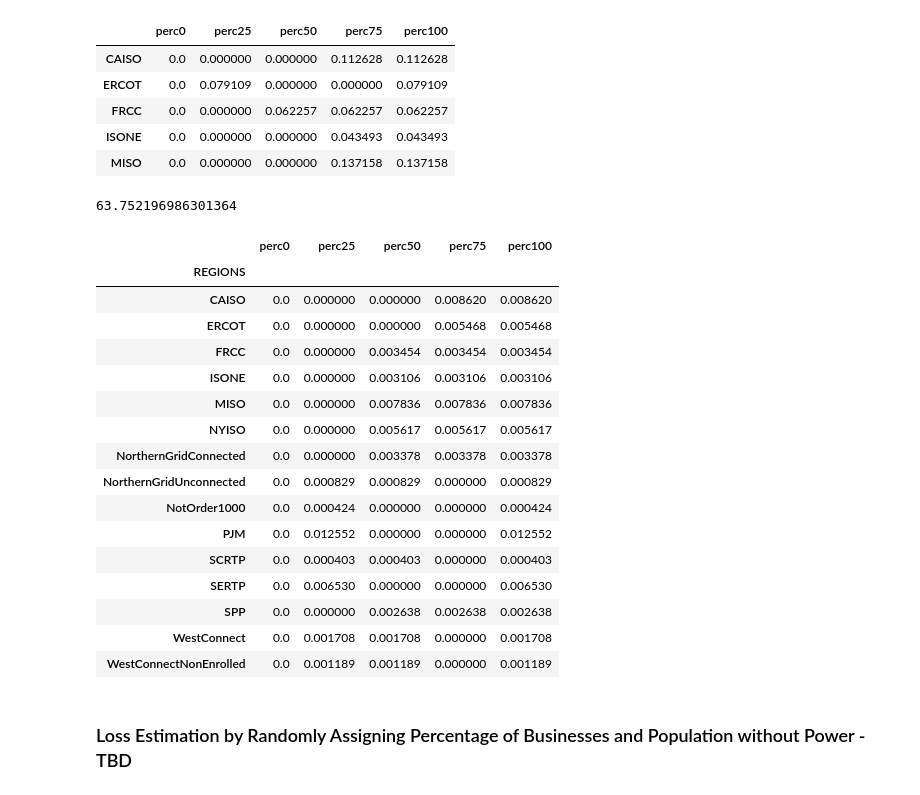
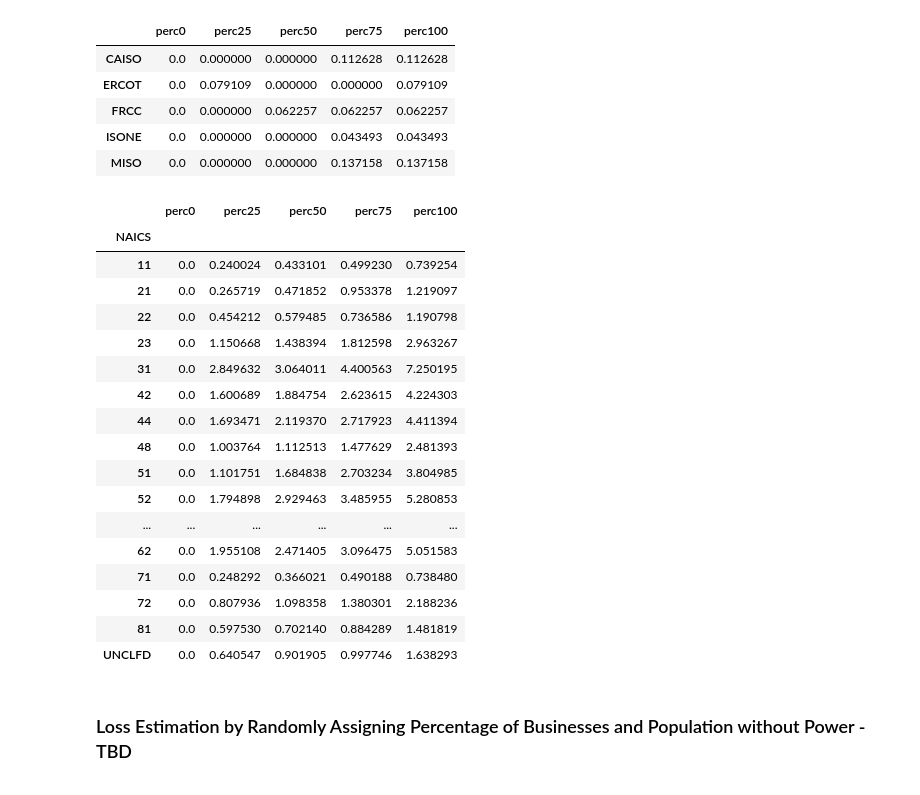
Before and after one commit to denniesbor/spwio, a Jupyter notebook: notebooks/scenario_modeling.ipynb, the cells around one changed output. Saved outputs shown, nothing was run; the diff lists cells and outputs as text; code cells hidden in the pictures.

```diff
--- a/notebooks/scenario_modeling.ipynb
+++ b/notebooks/scenario_modeling.ipynb
@@ -347,14 +326,31 @@ naics_perc_df_est_raw_copy_bin
 
 # GDP shock due to loss for a given population without power scenarios
 gdp_shock_naics = naics_perc_df_est_raw_copy_bin.apply(lambda row: row * df_business_copy.loc[row.name, 'DailyGDP'], axis=1)
-gdp_shock_naics_grp = gdp_shock_naics.groupby("NAICS").sum() * (total_gdp/365) / 1000
+gdp_shock_naics_grp = gdp_shock_naics.groupby("NAICS").sum() / 1000
 
 # save the GDP shocks by NAICs for the given establishments
 gdp_shock_naics_grp.to_csv(os.path.join(data_path, "input_output", "GDP_shocks_est.csv"))
-# %%
-gdp_shock_naics_grp.perc100.sum()
-# %% [output]
-63.752196986301364
+# %%
+gdp_shock_naics_grp
+# %% [output]
+|  | perc0 | perc25 | perc50 | perc75 | perc100 |
+| NAICS |  |  |  |  |  |
+| 11 | 0.0 | 0.240024 | 0.433101 | 0.499230 | 0.739254 |
+| 21 | 0.0 | 0.265719 | 0.471852 | 0.953378 | 1.219097 |
+| 22 | 0.0 | 0.454212 | 0.579485 | 0.736586 | 1.190798 |
+| 23 | 0.0 | 1.150668 | 1.438394 | 1.812598 | 2.963267 |
+| 31 | 0.0 | 2.849632 | 3.064011 | 4.400563 | 7.250195 |
+| 42 | 0.0 | 1.600689 | 1.884754 | 2.623615 | 4.224303 |
+| 44 | 0.0 | 1.693471 | 2.119370 | 2.717923 | 4.411394 |
+| 48 | 0.0 | 1.003764 | 1.112513 | 1.477629 | 2.481393 |
+| 51 | 0.0 | 1.101751 | 1.684838 | 2.703234 | 3.804985 |
+| 52 | 0.0 | 1.794898 | 2.929463 | 3.485955 | 5.280853 |
+| ... | ... | ... | ... | ... | ... |
+| 62 | 0.0 | 1.955108 | 2.471405 | 3.096475 | 5.051583 |
+| 71 | 0.0 | 0.248292 | 0.366021 | 0.490188 | 0.738480 |
+| 72 | 0.0 | 0.807936 | 1.098358 | 1.380301 | 2.188236 |
+| 81 | 0.0 | 0.597530 | 0.702140 | 0.884289 | 1.481819 |
+| UNCLFD | 0.0 | 0.640547 | 0.901905 | 0.997746 | 1.638293 |
 # %%
 # Demand side
 
@@ -387,26 +383,6 @@ pop_est_df = est_binary.apply(lambda row: row * df_index.loc[row.name, 'POP20'],
 # Save the dfs for given population scenarios
 gdp_loss_est_df.to_csv(os.path.join(data_path,"regions_gdp_loss_est_scenarios.csv"))
 pop_est_df.to_csv(os.path.join(data_path,"regions_pop_est_loss_scenarios.csv"))
-# %%
-gdp_loss_est_df
-# %% [output]
-|  | perc0 | perc25 | perc50 | perc75 | perc100 |
-| REGIONS |  |  |  |  |  |
-| CAISO | 0.0 | 0.000000 | 0.000000 | 0.008620 | 0.008620 |
-| ERCOT | 0.0 | 0.000000 | 0.000000 | 0.005468 | 0.005468 |
-| FRCC | 0.0 | 0.000000 | 0.003454 | 0.003454 | 0.003454 |
-| ISONE | 0.0 | 0.000000 | 0.003106 | 0.003106 | 0.003106 |
-| MISO | 0.0 | 0.000000 | 0.007836 | 0.007836 | 0.007836 |
-| NYISO | 0.0 | 0.000000 | 0.005617 | 0.005617 | 0.005617 |
-| NorthernGridConnected | 0.0 | 0.000000 | 0.003378 | 0.003378 | 0.003378 |
-| NorthernGridUnconnected | 0.0 | 0.000829 | 0.000829 | 0.000000 | 0.000829 |
-| NotOrder1000 | 0.0 | 0.000424 | 0.000000 | 0.000000 | 0.000424 |
-| PJM | 0.0 | 0.012552 | 0.000000 | 0.000000 | 0.012552 |
-| SCRTP | 0.0 | 0.000403 | 0.000403 | 0.000000 | 0.000403 |
-| SERTP | 0.0 | 0.006530 | 0.000000 | 0.000000 | 0.006530 |
-| SPP | 0.0 | 0.000000 | 0.002638 | 0.002638 | 0.002638 |
-| WestConnect | 0.0 | 0.001708 | 0.001708 | 0.000000 | 0.001708 |
-| WestConnectNonEnrolled | 0.0 | 0.001189 | 0.001189 | 0.000000 | 0.001189 |
 # %%
 # combine dataframes and export to JSON file
 data = {
```
Also changed, not shown: parts of 6 cells of this notebook, 3 other files.
